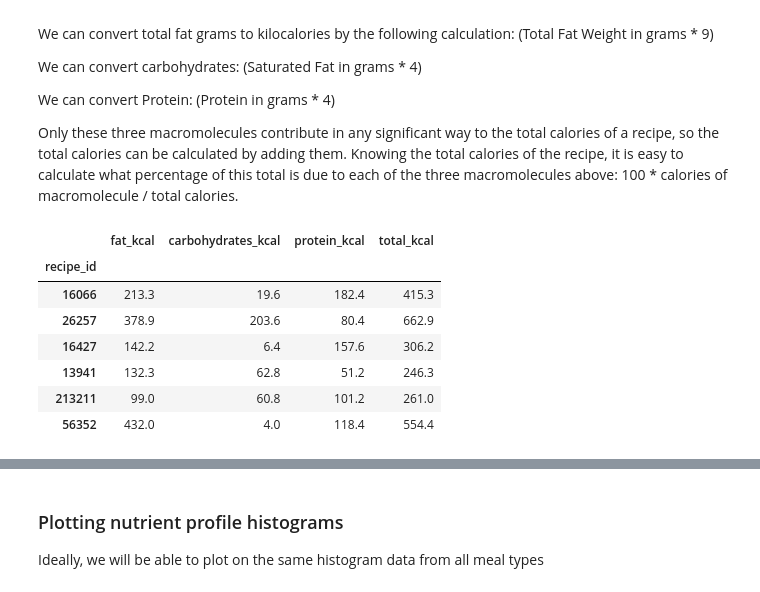
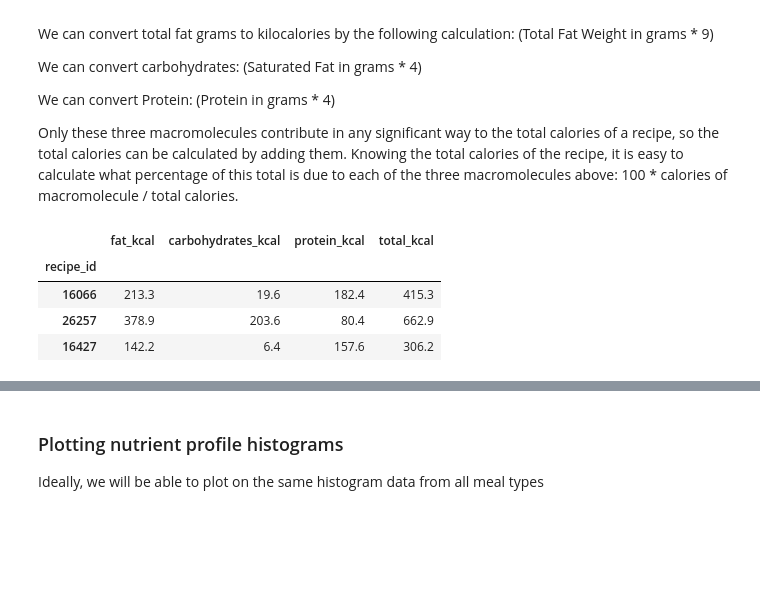
Before and after one commit to strefele/ADA2018-Project, a Jupyter notebook: Data_Analysis.ipynb, the cells around one changed output, grey strips where cells are left out. Saved outputs shown, nothing was run; the diff lists cells and outputs as text; code cells hidden in the pictures; blank space fills up the shorter version.

```diff
--- a/Data_Analysis.ipynb
+++ b/Data_Analysis.ipynb
@@ -325,9 +325,9 @@ def restrict_diet(nutrients_df, ingredients_df, recipes_df, filename, vegetarian
 
     if vegetarian:
         #The vegetarian recipes are those not listed in ids; we keep their nutrients
-        nutrients_copy=nutrients_copy[~nutrients_copy.isin(ids['recipe_id'].tolist())]
+        nutrients_copy=nutrients_copy[~nutrients_copy.recipe_id.isin(ids['recipe_id'].tolist())]
     else:
-        nutrients_copy = nutrients_copy[nutrients_copy.isin(ids['recipe_id'].tolist())]
+        nutrients_copy = nutrients_copy[nutrients_copy.recipe_id.isin(ids['recipe_id'].tolist())]
 
     return nutrients_copy
 # %%
@@ -343,7 +343,7 @@ allrecipes_ingredients = allrecipes_ingredients.append(dinner_ingredients_df, ig
 allrecipes_ingredients = allrecipes_ingredients.append(brunch_ingredients_df, ignore_index = True, sort = False)
 allrecipes_ingredients = allrecipes_ingredients.append(vege_ingredients_df, ignore_index = True, sort = False)
 
-allrecipes = pd.DataFrame(columns=['recipe', 'URL'])
+allrecipes = pd.DataFrame(columns=['recipe_id', 'recipe', 'URL'])
 allrecipes = allrecipes.append(dinner_recipe_df, ignore_index = True, sort = False)
 allrecipes = allrecipes.append(brunch_recipes, ignore_index = True, sort = False)
 allrecipes = allrecipes.append(vege_recipes, ignore_index = True, sort = False)
@@ -382,9 +382,10 @@ Only these three macromolecules contribute in any significant way to the total c
 # %%
 def calories(nutrients_df):
     """
-    Convert amounts (in grams) for Fat, Carbohydrates, and Protein into kilocalories
+    Convert amounts (in grams) for Total Fat, Carbohydrates, and Protein into kilocalories
     IN: dataframe with nutrients and corresponding amounts
-    OUT: dataframe in the same format but where amounts are in kcal
+    OUT: dataframe with the recipe id as index and columns containing the amounts in kilocalories for fat, protein,
+    carbohydrates, and the total caloric content of the recipe
     """
     calorie_df = pd.DataFrame()
 
@@ -412,16 +413,13 @@ def calories(nutrients_df):
     return calorie_df
 # %%
 vege_kcal_nutrients = calories(vege_nutrients)
-vege_kcal_nutrients.head(6)
+vege_kcal_nutrients.head(3)
 # %% [output]
 |  | fat_kcal | carbohydrates_kcal | protein_kcal | total_kcal |
 | recipe_id |  |  |  |  |
 | 16066 | 213.3 | 19.6 | 182.4 | 415.3 |
 | 26257 | 378.9 | 203.6 | 80.4 | 662.9 |
 | 16427 | 142.2 | 6.4 | 157.6 | 306.2 |
-| 13941 | 132.3 | 62.8 | 51.2 | 246.3 |
-| 213211 | 99.0 | 60.8 | 101.2 | 261.0 |
-| 56352 | 432.0 | 4.0 | 118.4 | 554.4 |
 # %%
 meat_kcal_nutrients = calories(meat_nutrients)
 fish_kcal_nutrients = calories(fish_nutrients)
```
Also changed, not shown: parts of 1 cell of this notebook.
